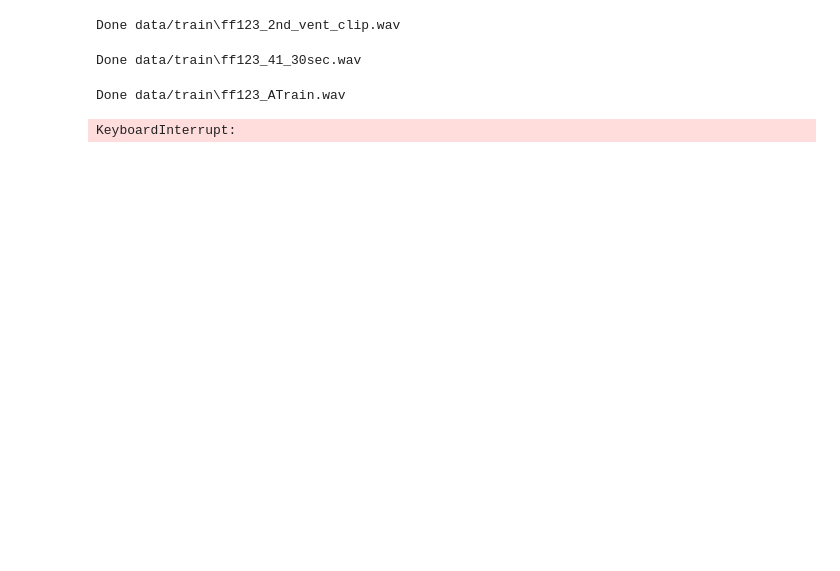
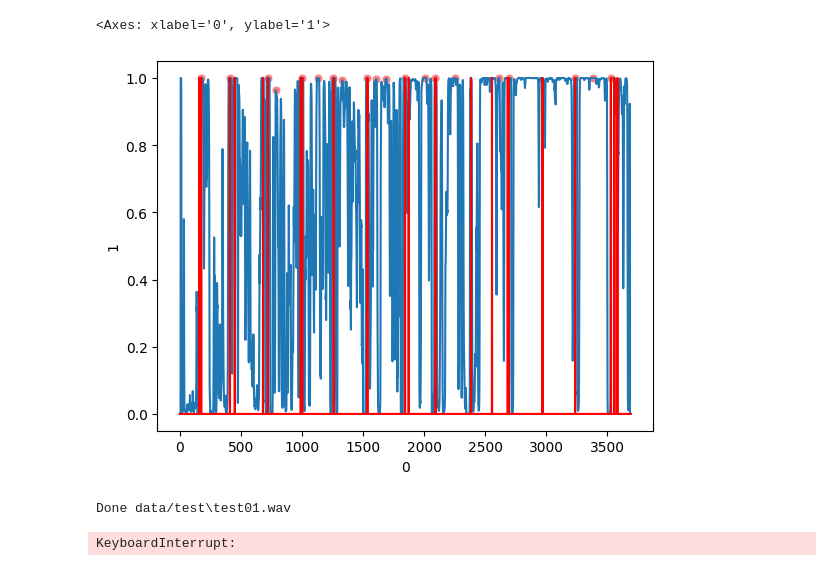
Before and after one commit to S0urC10ud/MusicAndAudioProcessingChallenge, a Jupyter notebook: onset/cnn/eval_and_process_files.ipynb, the cells around one changed output. Cells and saved outputs as stored; diff of their text form; code cells hidden in the pictures; blank space fills up the shorter version.

```diff
--- a/onset/cnn/eval_and_process_files.ipynb
+++ b/onset/cnn/eval_and_process_files.ipynb
@@ -176,13 +242,39 @@ plt.show()
+# %%
+import seaborn as sns
+import pandas as pd
+sns.lineplot(detection_function[:4000])
+def gaussian_kernel(length, sigma):
+    x = np.linspace(-3*sigma, 3*sigma, length)
+    kernel = np.exp(-0.5 * (x / sigma)**2)
+    kernel /= np.sum(kernel)
+    return kernel
+
+#flattened_detection_fn = np.convolve(detection_function, gaussian_kernel(70, 50), mode="same")
+#flattened_detection_fn /= np.max(flattened_detection_fn)
+#sns.lineplot(flattened_detection_fn[:2000], color="black")
+points, _ = scipy.signal.find_peaks(detection_function[:4000], distance = 50, prominence=.8, wlen=500, height=0.9, width=20)
+#points = pick_peaks(detection_function[:2000], 0.9, 25)
+plot_entries = []
+for p in points:
+    plot_entries.append((p, detection_function[p]))
+
+sns.scatterplot(data=pd.DataFrame(plot_entries), x=0, y=1, color="red", alpha=0.5)
+
+
+sns.lineplot(onset_labels[:4000], alpha=1, color="red")
+# %% [output]
+<Axes: xlabel='0', ylabel='1'>
+[figure, added]
 # %%
 import os
 from tqdm import *
 # %%
-dataset="train"
-files = [os.path.join(f"data/{dataset}", f) for f in os.listdir(f"data/{dataset}") if f.endswith('.wav')]
+dataset="test"
+files = [os.path.join(f"data/{dataset}", f) for f in os.listdir(f"../../data/{dataset}") if f.endswith('.wav')]
 output_json = {}
 
 for f in tqdm(range(len(files))):
-    _, _, onset_times, _, _ = process_file(files[f])
+    _, _, onset_times, _, _ = process_file("../../" + files[f])
     output_json[files[f].replace(f"data/{dataset}\\", "").replace(".wav", "")] = {
         "onsets": list(onset_times),
         "tempo": [],
@@ -191,10 +283,8 @@ for f in tqdm(range(len(files))):
     print(f"Done {files[f]}")
 output_json
 # %% [output]
-Done data/train\ff123_2nd_vent_clip.wav
+Done data/test\test01.wav
-Done data/train\ff123_41_30sec.wav
+KeyboardInterrupt:
-Done data/train\ff123_ATrain.wav
-KeyboardInterrupt:
 # %%
 len(output_json["ff123_41_30sec"]["onsets"])
 # %% [output]
```
Also changed, not shown: parts of 8 cells of this notebook, 26 other files.
